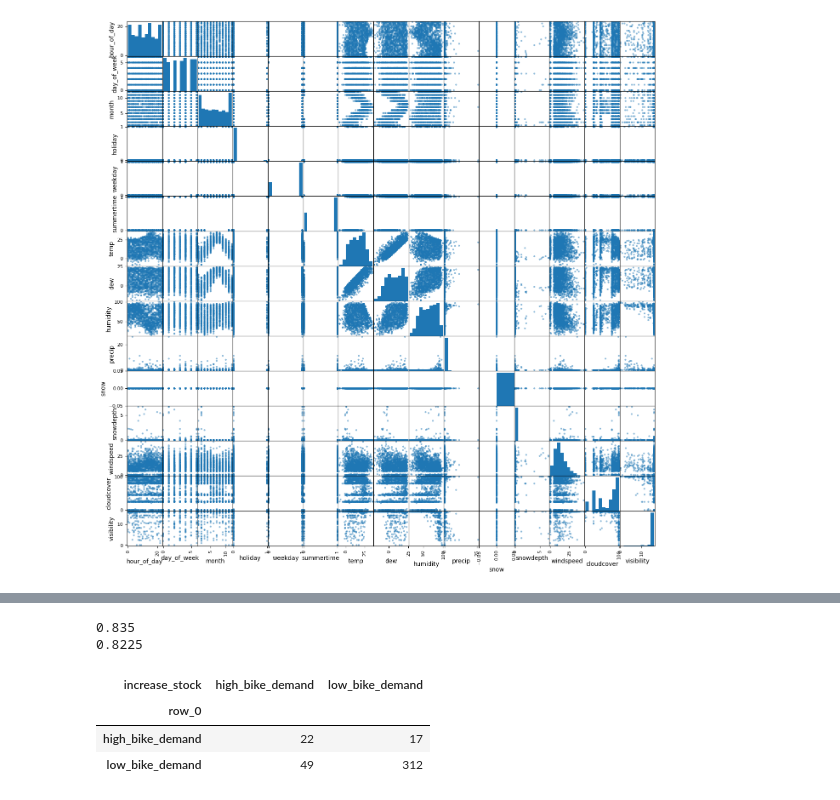
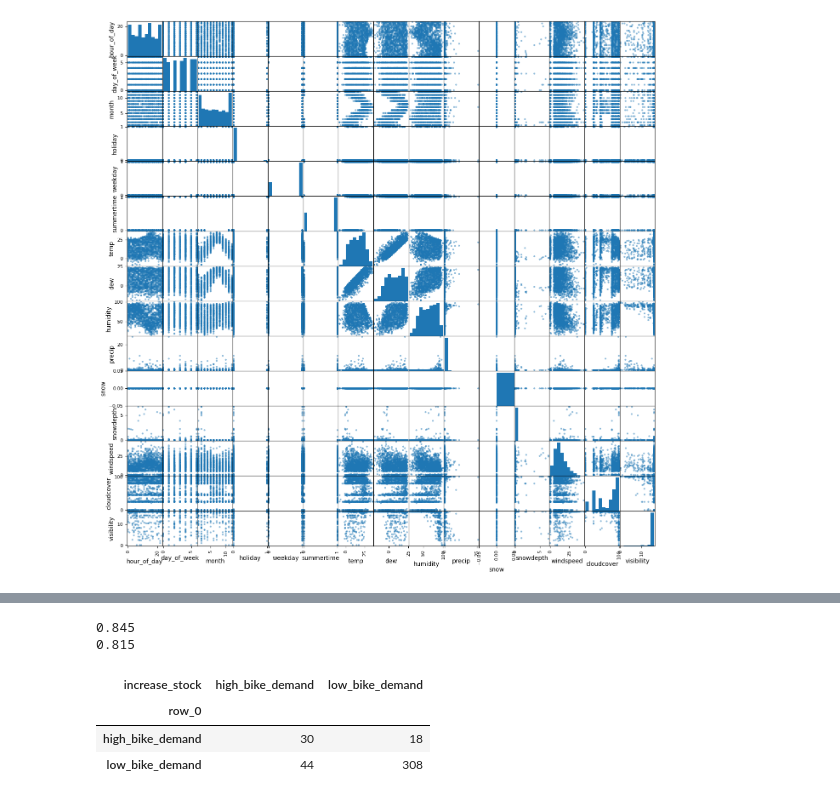
Before and after one commit to HenrikPont/smaskprojekt, a Jupyter notebook: logreg.ipynb, the cells around one changed output, grey strips where cells are left out. Drawn from its saved outputs; the diff is of its cells as text; code cells hidden in the pictures.

```diff
--- a/logreg.ipynb
+++ b/logreg.ipynb
@@ -44,28 +109,26 @@ from sklearn import model_selection as ms
 [train, test] = ms.train_test_split(bikes)
 # %%
 model = skl_lm.LogisticRegression(max_iter=10000)
-X_train = train.drop(columns=['increase_stock', 'humidity', 'cloudcover'])
+X_train = train.drop(columns=['increase_stock', 'snow', 'holiday', 'month'])
 y_train = train['increase_stock']
 
-X_test = test.drop(columns=['increase_stock', 'humidity', 'cloudcover'])
+X_test = test.drop(columns=['increase_stock', 'snow', 'holiday', 'month'])
 y_test = test['increase_stock']
 
 model.fit(X_train, y_train)
 
 y_star = model.predict(X_test)
 
 print(np.mean(y_star == y_test))
 
 naive = ['low_bike_demand'] * len(y_test)
 print(np.mean(naive == y_test))
 # pd.crosstab(sanity_check, y_test)
 pd.crosstab(y_star, y_test)
-
-skl_mt.
 # %% [output]
-0.835
-0.8225
+0.845
+0.815
 | increase_stock | high_bike_demand | low_bike_demand |
 | row_0 |  |  |
-| high_bike_demand | 22 | 17 |
-| low_bike_demand | 49 | 312 |
+| high_bike_demand | 30 | 18 |
+| low_bike_demand | 44 | 308 |
```
Also changed, not shown: parts of 2 cells of this notebook.
